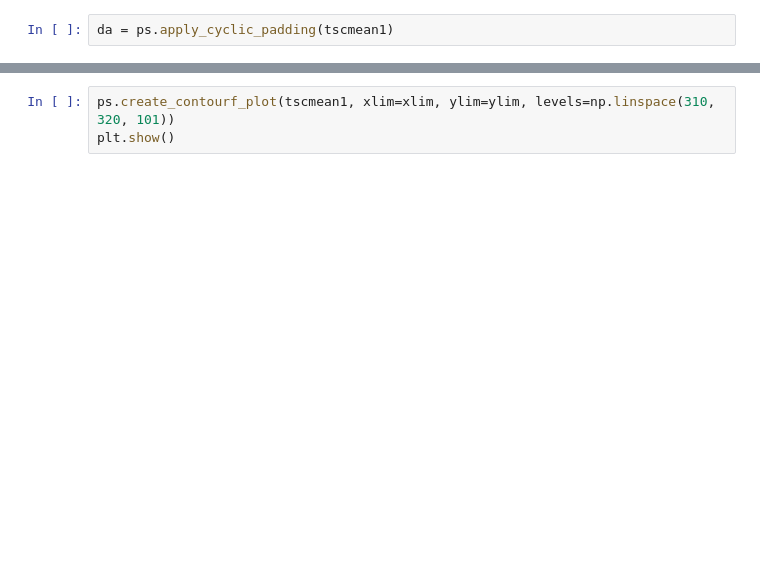
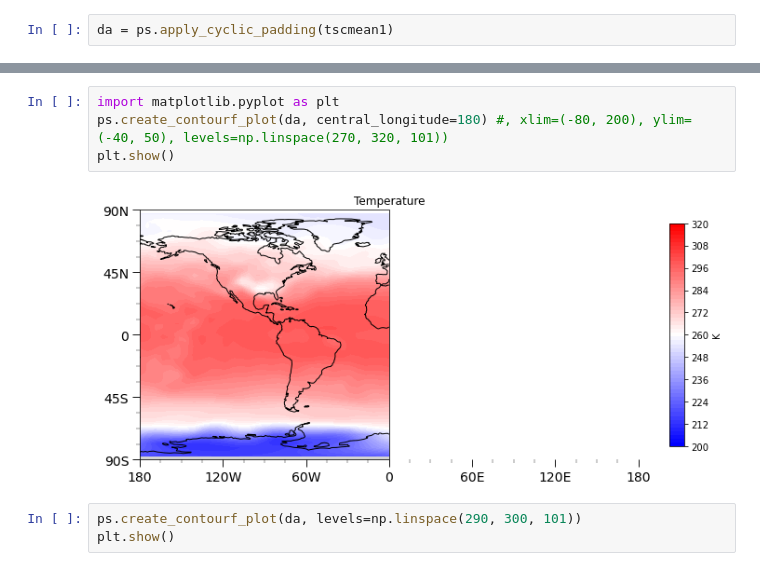
Before and after one commit to pletzer/paleoscripts, a Jupyter notebook: notebooks/ex_apply_cyclic_padding.ipynb, the cells around one changed output, grey strips where cells are left out. Drawn from its saved outputs; the diff is of its cells as text; blank space fills up the shorter version.

Commit message:
trying to fix the origin problem in the plot

```diff
--- a/notebooks/ex_apply_cyclic_padding.ipynb
+++ b/notebooks/ex_apply_cyclic_padding.ipynb
@@ -21,3 +48,9 @@ xy
+# %%
+import matplotlib.pyplot as plt
+ps.create_contourf_plot(da, central_longitude=180) #, xlim=(-80, 200), ylim=(-40, 50), levels=np.linspace(270, 320, 101))
+plt.show()
+# %% [output]
+[figure, added]
 # %%
-ps.create_contourf_plot(tscmean1, xlim=xlim, ylim=ylim, levels=np.linspace(310, 320, 101))
+ps.create_contourf_plot(da, levels=np.linspace(290, 300, 101))
 plt.show()
```
Also changed, not shown: parts of 3 cells of this notebook, 1 other file.
